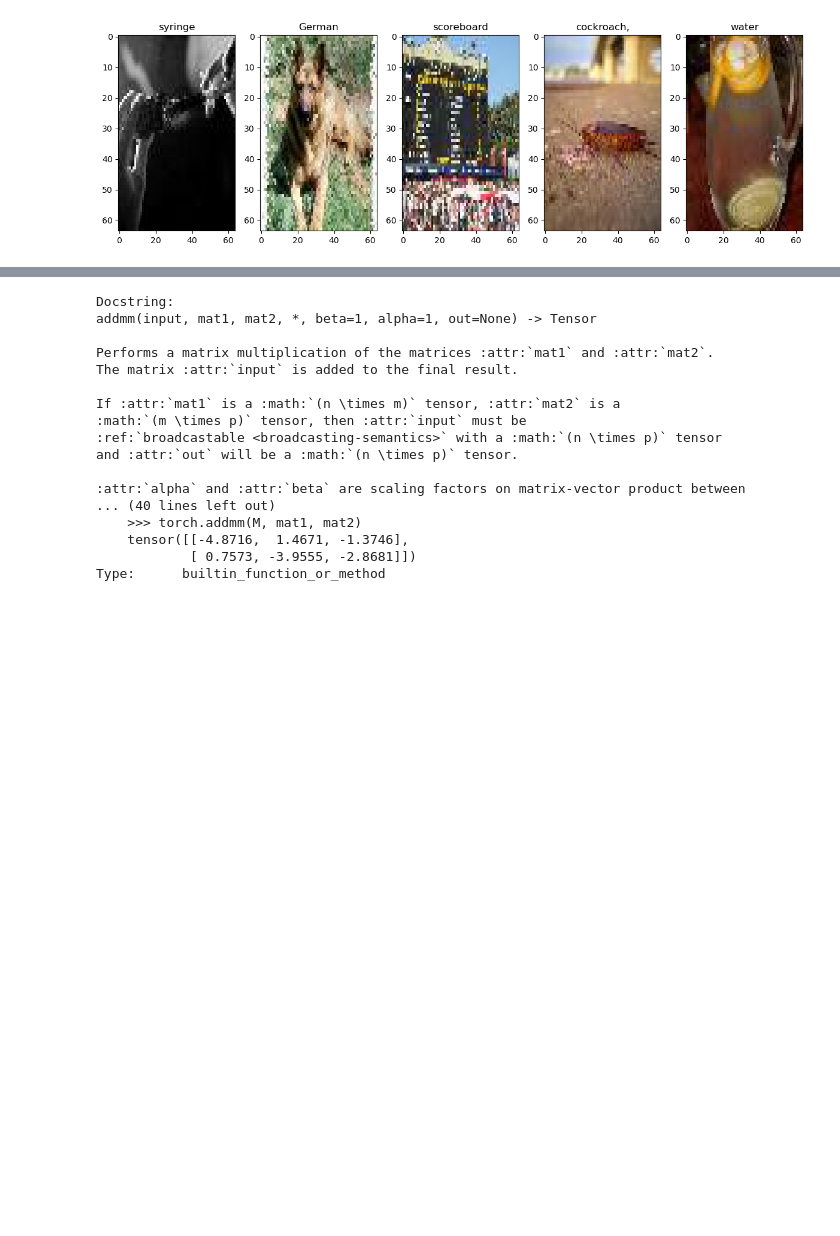
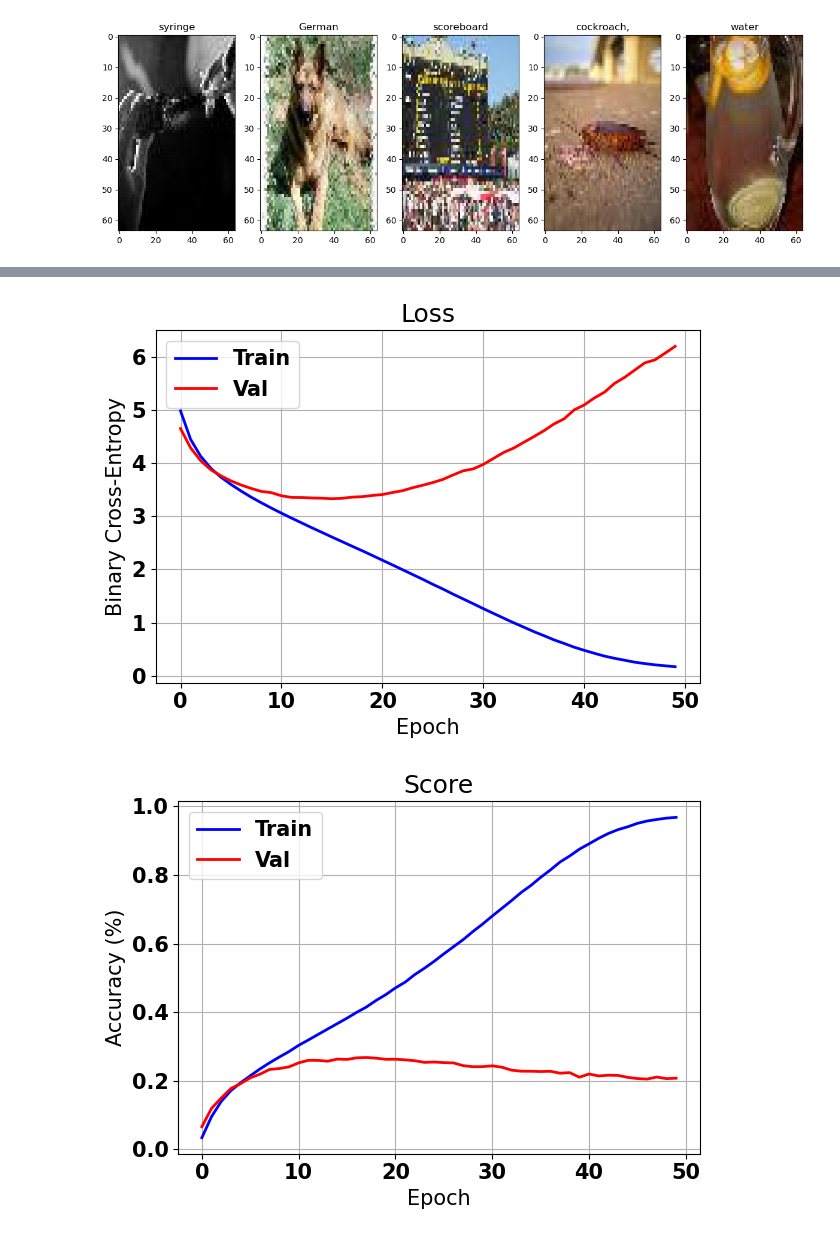
Before and after one commit to plrodrigues/TAAC_AnomalyDetection_in_MVTecDataset, a Jupyter notebook: notebooks/nb_3_ViT_pretraining.ipynb, the cells around one changed output, grey strips where cells are left out. Drawn from its saved outputs; the diff is of its cells as text; code cells hidden in the pictures; blank space fills up the shorter version.

Commit message:
Pretrained a model and visualized results

```diff
--- a/notebooks/nb_3_ViT_pretraining.ipynb
+++ b/notebooks/nb_3_ViT_pretraining.ipynb
@@ -21,10 +21,10 @@ logging.getLogger().setLevel(logging.INFO)
 
 
 # Define training parameters
-BATCH_SIZE = 256
-LEARNING_RATE = 1e-4
+BATCH_SIZE = 32
+LEARNING_RATE = 5e-5
 NUM_EPOCHS = 50
-CHECKPOINT_PATH = ".." + DIR_SEP + os.path.join("src", "commons", "models")
+CHECKPOINT_PATH = ".." + DIR_SEP + os.path.join("results")
 print("CHECKPOINT PATH: ", CHECKPOINT_PATH)
 
 # Instantiate model, optimizer and loss function
@@ -122,7 +122,7 @@ def evaluate(model, data_loader, **kwargs):
         model.zero_grad() # initialize gradients to zero
         with torch.no_grad(): # no need to compute gradients
             logits = model(data)
-            preds = torch.softmax(logits)
+            preds = nn.functional.softmax(logits, dim=1)
             pred_cats = preds.argmax(dim=1)
             acc = (pred_cats == targets).float().mean()
 
@@ -141,7 +141,18 @@ def fit(model, train_loader, val_loader, optimizer, **kwargs):
 
     train_loss_hist, val_loss_hist = [], []
     train_acc_hist, val_acc_hist = [], []
+
+
     for epoch in range(num_epochs):
+        # Checkpoint if validation loss improves
+        if epoch > 2 and val_loss_hist[-2] > val_loss_hist[-1]:
+            torch.save({
+                    'epoch': epoch,
+                    'model_state_dict': model.state_dict(),
+                    'optimizer_state_dict': optimizer.state_dict(),
+                    'loss': val_loss_hist[-1],
+                    }, os.path.join(CHECKPOINT_PATH, "simple_vit.pt"))
+
         print(f"\nEpoch {epoch + 1}/{num_epochs}")
         model.train() # set model to training mode
         train_loss, train_acc = 0., 0.
@@ -164,7 +175,7 @@ def fit(model, train_loader, val_loader, optimizer, **kwargs):
             optimizer.step() # updating the parameters of the model
             # accuracy computation
             with torch.no_grad():
-                preds = torch.softmax(logits)
+                preds = nn.functional.softmax(logits, dim=1)
                 pred_cats = preds.argmax(dim=1)
                 acc = (pred_cats == targets).float().mean()
 
@@ -200,20 +226,0 @@ pred_cat = preds.argmax(dim=1)
-# %%
-torch.addmm?
-# %% [output]
-Docstring:
-addmm(input, mat1, mat2, *, beta=1, alpha=1, out=None) -> Tensor
-
-Performs a matrix multiplication of the matrices :attr:`mat1` and :attr:`mat2`.
-The matrix :attr:`input` is added to the final result.
-
-If :attr:`mat1` is a :math:`(n \times m)` tensor, :attr:`mat2` is a
-:math:`(m \times p)` tensor, then :attr:`input` must be
-:ref:`broadcastable <broadcasting-semantics>` with a :math:`(n \times p)` tensor
-and :attr:`out` will be a :math:`(n \times p)` tensor.
-
-:attr:`alpha` and :attr:`beta` are scaling factors on matrix-vector product between
-... (40 lines left out)
-    >>> torch.addmm(M, mat1, mat2)
-    tensor([[-4.8716,  1.4671, -1.3746],
-            [ 0.7573, -3.9555, -2.8681]])
-Type:      builtin_function_or_method
@@ -219,0 +231,27 @@ Type:      builtin_function_or_method
+# %%
+# Plot loss and accuracy
+with plt.rc_context(rc={'font.size': 15, 'font.weight': 'bold'}):
+    plt.figure()
+    plt.title("Loss")
+    plt.plot(train_loss, lw=2.0, c="b", label="Train")
+    plt.plot(val_loss, lw=2.0, c="r", label="Val")
+    plt.xlabel("Epoch")
+    plt.ylabel("Binary Cross-Entropy")
+    plt.legend()
+    plt.grid()
+    plt.tight_layout()
+    plt.show()
+    ####
+    plt.figure()
+    plt.title("Score")
+    plt.plot(train_acc, lw=2.0, c="b", label="Train")
+    plt.plot(val_acc, lw=2.0, c="r", label="Val")
+    plt.xlabel("Epoch")
+    plt.ylabel("Accuracy (%)")
+    plt.legend()
+    plt.grid()
+    plt.tight_layout()
+    plt.show()
+# %% [output]
+[figure, added]
+[figure, added]
```
Also changed, not shown: parts of 7 cells of this notebook, 1 other file.
